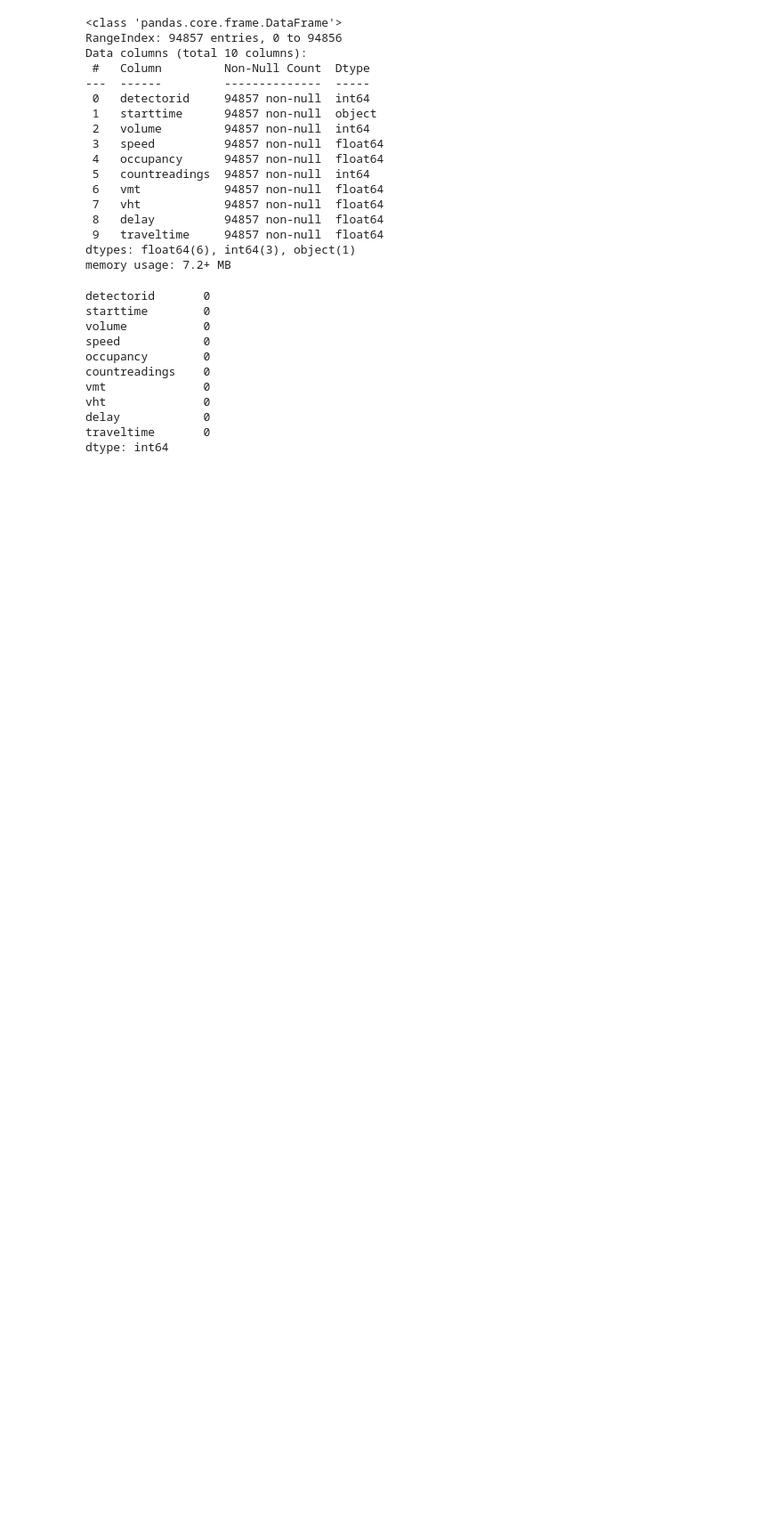
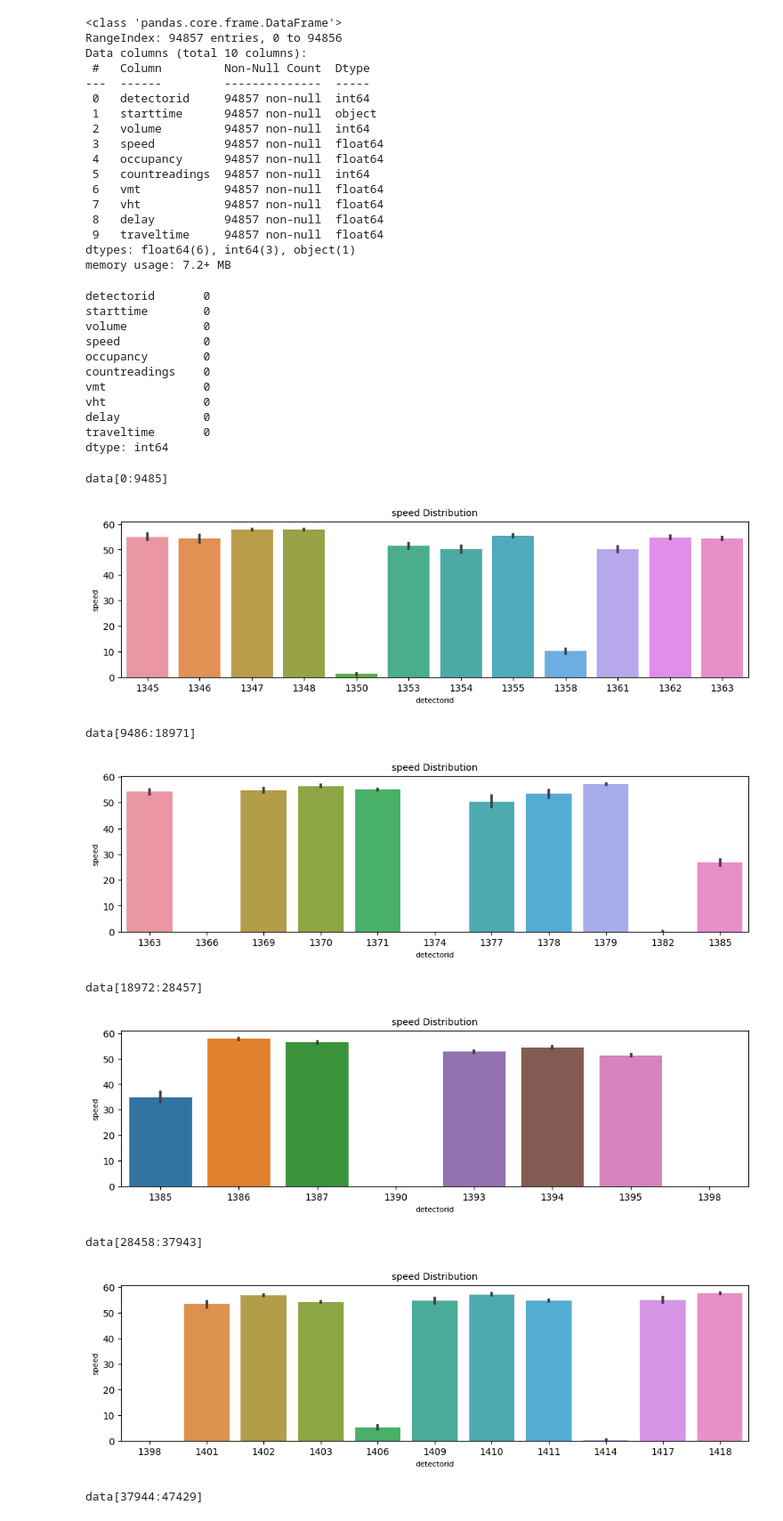
Before and after one commit to data-science-pdx/playground, a Jupyter notebook: data_analysis.ipynb, the cells around one changed output. Shown: that part at 89% size. Saved outputs shown, nothing was run; the diff lists cells and outputs as text; code cells hidden in the pictures; blank space fills up the shorter version.

```diff
--- a/data_analysis.ipynb
+++ b/data_analysis.ipynb
@@ -147,3 +151,12 @@ data["traveltime"] = data["traveltime"].fillna(data["traveltime"].mean())
+# %%
+cleaning_flag = True
+# %%
+if cleaning_flag:
+  data["speed"] = data["speed"].fillna(data["speed"].mean())
+  data["vmt"] = data["vmt"].fillna(data["vmt"].mean())
+  data["vht"] = data["vht"].fillna(data["vht"].mean())
+  data["delay"] = data["delay"].fillna(0.0)
+  data["traveltime"] = data["traveltime"].fillna(data["traveltime"].mean())
 # %%
 msno.bar(data, figsize=(10,3), color="skyblue")
 plt.show()
@@ -183,3 +196,23 @@ vht              0
 delay            0
 traveltime       0
 dtype: int64
+# %%
+x = np.array_split(range(len(data)), 10)
+for i in x:
+  print("data["+str(i[0])+":"+str(i[-1])+"]")
+  ax = plt.subplots(figsize=(12, 3))
+  sns.barplot(x = "detectorid", y = "speed", data=data[i[0]:i[-1]])
+  plt.title("speed Distribution", fontsize =10)
+  plt.ylabel("speed", fontsize = 8)
+  plt.xlabel("detectorid",fontsize = 8)
+  plt.show()
+# %% [output]
+data[0:9485]
+[figure, added]
+data[9486:18971]
+[figure, added]
+data[18972:28457]
+[figure, added]
+data[28458:37943]
+[figure, added]
+data[37944:47429]
```
Also changed, not shown: parts of 14 cells of this notebook.
